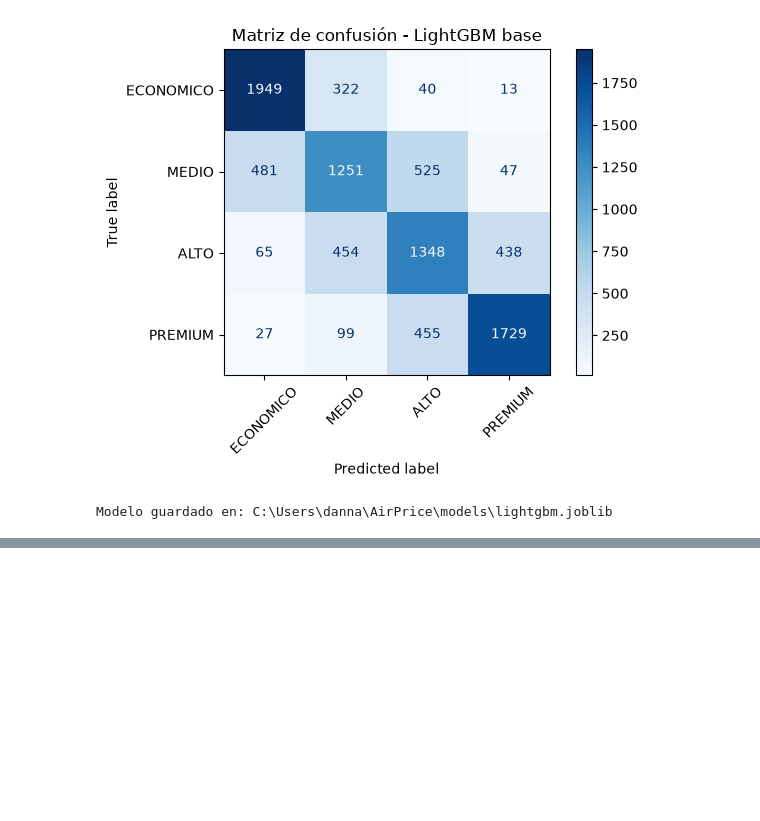
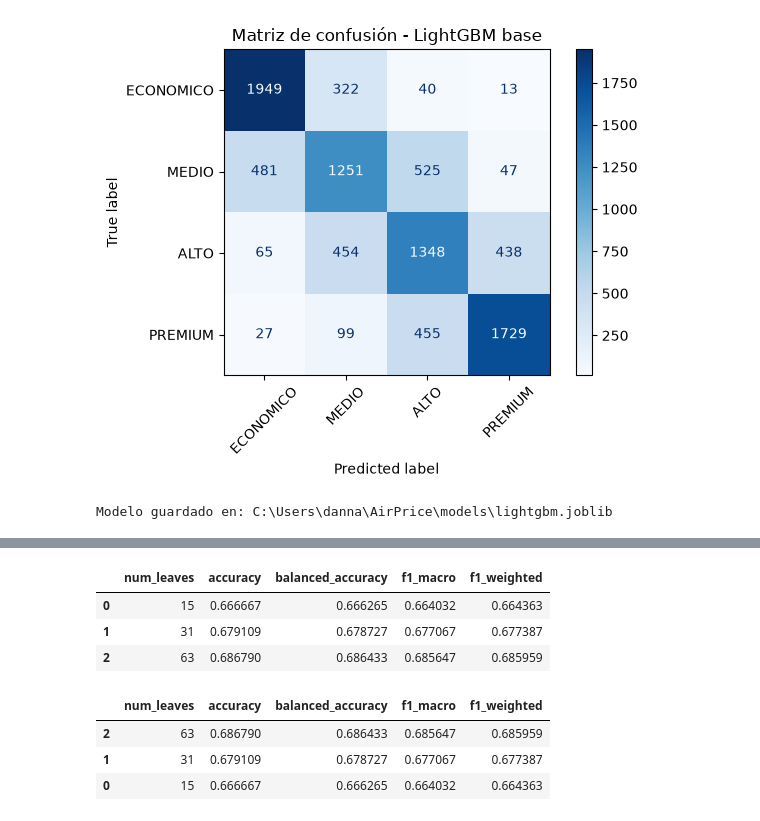
Before and after one commit to Carlos-code23/AirPrice, a Jupyter notebook: notebooks/models/03_lightgbm.ipynb, the cells around one changed output, grey strips where cells are left out. Saved outputs shown, nothing was run; the diff lists cells and outputs as text; code cells hidden in the pictures; blank space fills up the shorter version.

```diff
--- a/notebooks/models/03_lightgbm.ipynb
+++ b/notebooks/models/03_lightgbm.ipynb
@@ -258,0 +271,35 @@ Modelo guardado en: C:\Users\danna\AirPrice\models\lightgbm.joblib
+# %%
+resultados_num_leaves = []
+
+for hojas in num_leaves_values:
+    print(f"Entrenando num_leaves={hojas}")
+
+    modelo = construir_modelo_lightgbm(
+        X_train,
+        num_leaves=hojas,
+    )
+
+    modelo.fit(
+        X_train,
+        y_train,
+    )
+
+    y_pred = modelo.predict(
+        X_val
+    )
+
+    metricas = evaluar_modelo(
+        y_val,
+        y_pred,
+        etiquetas=CLASES,
+    )
+
+    resultados_num_leaves.append(
+        {
+            "num_leaves": hojas,
+            "accuracy": metricas["accuracy"],
+            "balanced_accuracy": metricas["balanced_accuracy"],
+            "f1_macro": metricas["f1_macro"],
+            "f1_weighted": metricas["f1_weighted"],
+        }
+    )
@@ -258,0 +324,21 @@ Modelo guardado en: C:\Users\danna\AirPrice\models\lightgbm.joblib
+# %%
+resultados_num_leaves_df = pd.DataFrame(
+    resultados_num_leaves
+)
+
+resultados_num_leaves_df
+# %% [output]
+|  | num_leaves | accuracy | balanced_accuracy | f1_macro | f1_weighted |
+| 0 | 15 | 0.666667 | 0.666265 | 0.664032 | 0.664363 |
+| 1 | 31 | 0.679109 | 0.678727 | 0.677067 | 0.677387 |
+| 2 | 63 | 0.686790 | 0.686433 | 0.685647 | 0.685959 |
+# %%
+resultados_num_leaves_df.sort_values(
+    by="f1_macro",
+    ascending=False,
+)
+# %% [output]
+|  | num_leaves | accuracy | balanced_accuracy | f1_macro | f1_weighted |
+| 2 | 63 | 0.686790 | 0.686433 | 0.685647 | 0.685959 |
+| 1 | 31 | 0.679109 | 0.678727 | 0.677067 | 0.677387 |
+| 0 | 15 | 0.666667 | 0.666265 | 0.664032 | 0.664363 |
```
Also changed, not shown: parts of 15 cells of this notebook, 4 other files.
